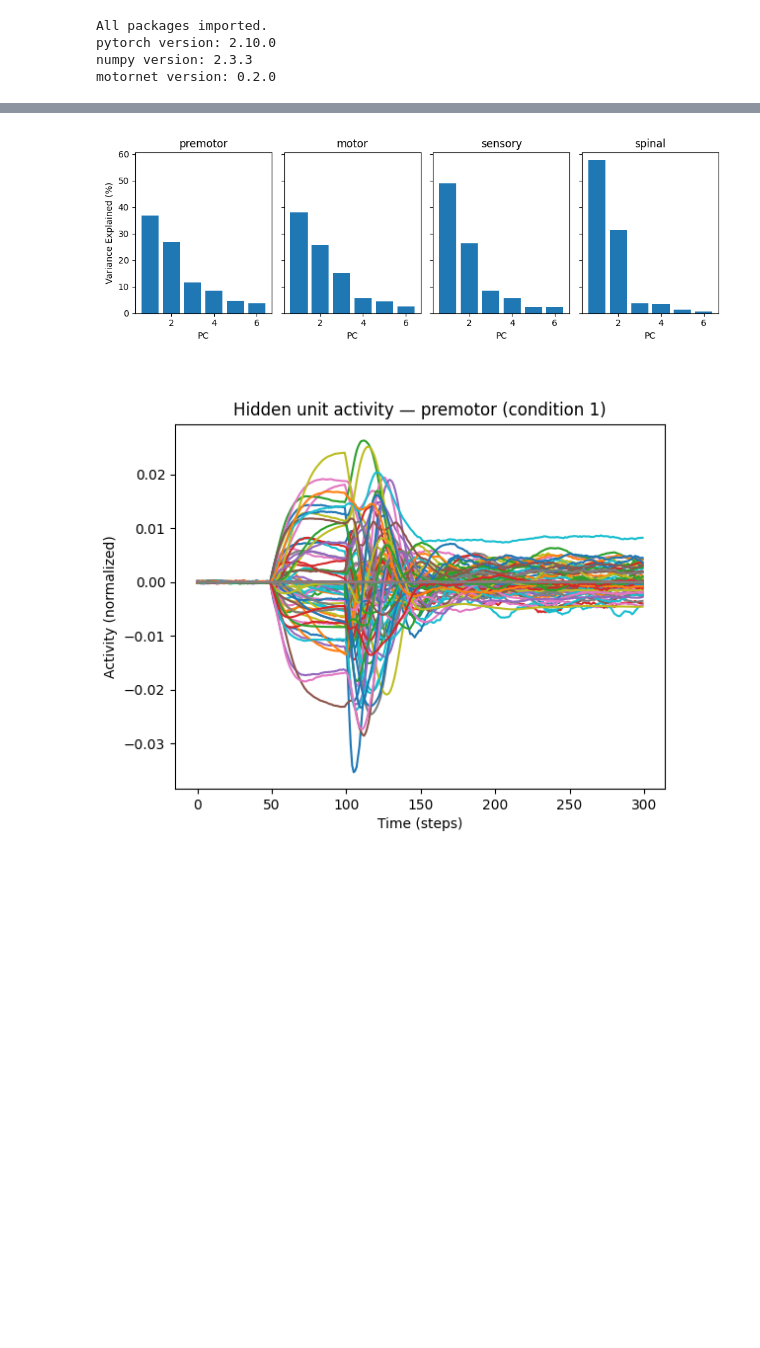
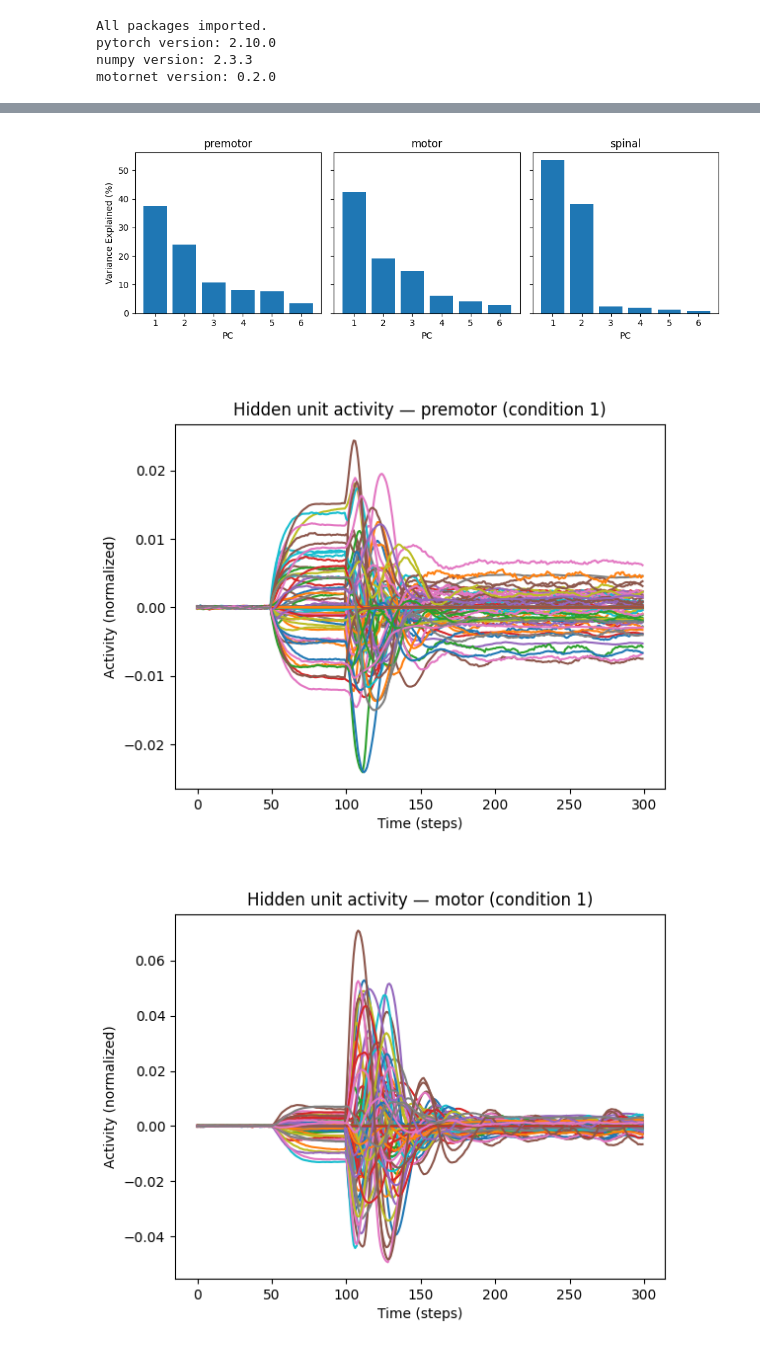
Before and after one commit to paulgribble/motornet_demo, a Jupyter notebook: visualize_modular.ipynb, the cells around one changed output, grey strips where cells are left out. Drawn from its saved outputs; the diff is of its cells as text; code cells hidden in the pictures; blank space fills up the shorter version.

Commit message:
visualize mod3

```diff
--- a/visualize_modular.ipynb
+++ b/visualize_modular.ipynb
@@ -23,7 +23,7 @@ motornet version: 0.2.0
 # %%
 # LOAD A TRAINED MODEL
 # Change the name below to match your saved model directory
-MODEL_NAME = "my_4mod"
+MODEL_NAME = "my_3mod"
 
 model = ReachingModel.load(MODEL_NAME)
 print(model)
@@ -105,16 +103,19 @@ axes[0, 0].set_ylabel('Variance Explained (%)')
 plt.tight_layout()
 plt.show()
 # %% [output]
-[figure, old version]
+[figure, new version]
 # %%
-# Normalized hidden activity for one module (condition 1)
-module_to_plot = module_names[0]
+for mod_name in module_names:
 
-plt.figure()
-plt.plot(pca_results[module_to_plot]['X'][:, 0, :])
-plt.title(f'Hidden unit activity — {module_to_plot} (condition 1)')
-plt.xlabel('Time (steps)')
-plt.ylabel('Activity (normalized)')
-plt.show()
+    # Normalized hidden activity for each module (condition 1)
+    module_to_plot = mod_name
+
+    plt.figure()
+    plt.plot(pca_results[module_to_plot]['X'][:, 0, :])
+    plt.title(f'Hidden unit activity — {module_to_plot} (condition 1)')
+    plt.xlabel('Time (steps)')
+    plt.ylabel('Activity (normalized)')
+    plt.show()
 # %% [output]
-[figure, old version]
+[figure, new version]
+[figure, added]
```
Also changed, not shown: parts of 11 cells of this notebook, 4 other files.
